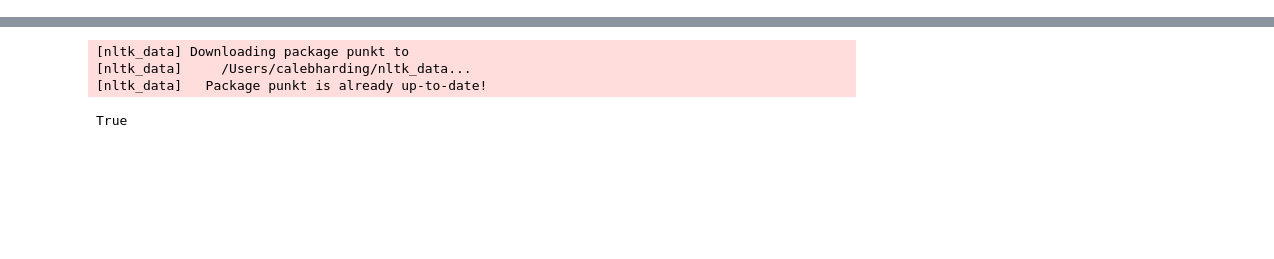
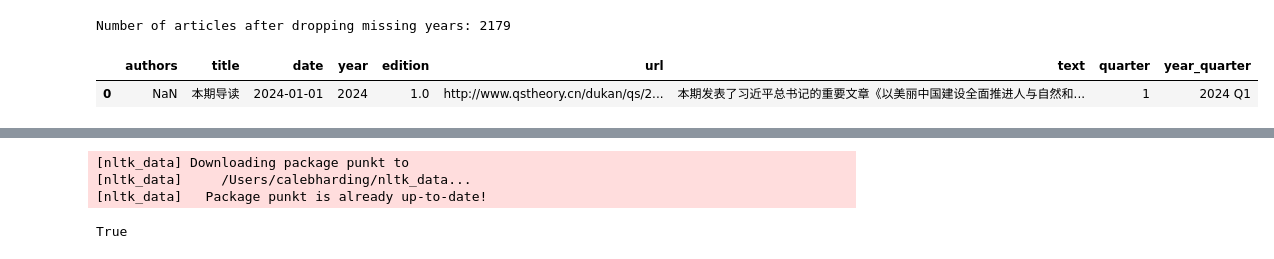
Before and after one commit to calebcsjm/China_Project, a Jupyter notebook: process_articles/clean_text.ipynb, the cells around one changed output, grey strips where cells are left out. Saved outputs shown, nothing was run; the diff lists cells and outputs as text; code cells hidden in the pictures; blank space fills up the shorter version.

```diff
--- a/process_articles/clean_text.ipynb
+++ b/process_articles/clean_text.ipynb
@@ -15,2 +8,34 @@ please provide us feedback at https://github.com/pandas-dev/pandas/issues/54466
 |  | authors | title | date | year | edition | url | text |
 | 0 | NaN | 本期导读 | 2024-01-01 | 2024.0 | 1.0 | http://www.qstheory.cn/dukan/qs/2... | 本期发表了习近平总书记的重要文章《以美丽中国建设全面推进人与自然和... |
+# %%
+
+def determine_edition_quarter(edition_number):
+    if edition_number in range(1,7):
+        return 1
+    elif edition_number in range(7,13):
+        return 2
+    elif edition_number in range(13, 19):
+        return 3
+    else:
+        return 4
+
+def combine_year_quarter(row):
+    return str(row["year"]) + " Q" + str(row["quarter"])
+
+# drop articles without a year
+articles = articles.dropna(subset=["year"])
+print(f"Number of articles after dropping missing years: {len(articles)}")
+
+# add a column for the quarter
+articles["quarter"] = articles['edition'].map(lambda x: determine_edition_quarter(x))
+
+# add a column for the year/quarter combo
+articles = articles.astype({"year": int})
+articles["year_quarter"] = articles.apply(combine_year_quarter, axis=1)
+# %% [output]
+Number of articles after dropping missing years: 2179
+# %%
+articles.head(1)
+# %% [output]
+|  | authors | title | date | year | edition | url | text | quarter | year_quarter |
+| 0 | NaN | 本期导读 | 2024-01-01 | 2024 | 1.0 | http://www.qstheory.cn/dukan/qs/2... | 本期发表了习近平总书记的重要文章《以美丽中国建设全面推进人与自然和... | 1 | 2024 Q1 |
```
Also changed, not shown: parts of 6 cells of this notebook, 4 other files.
